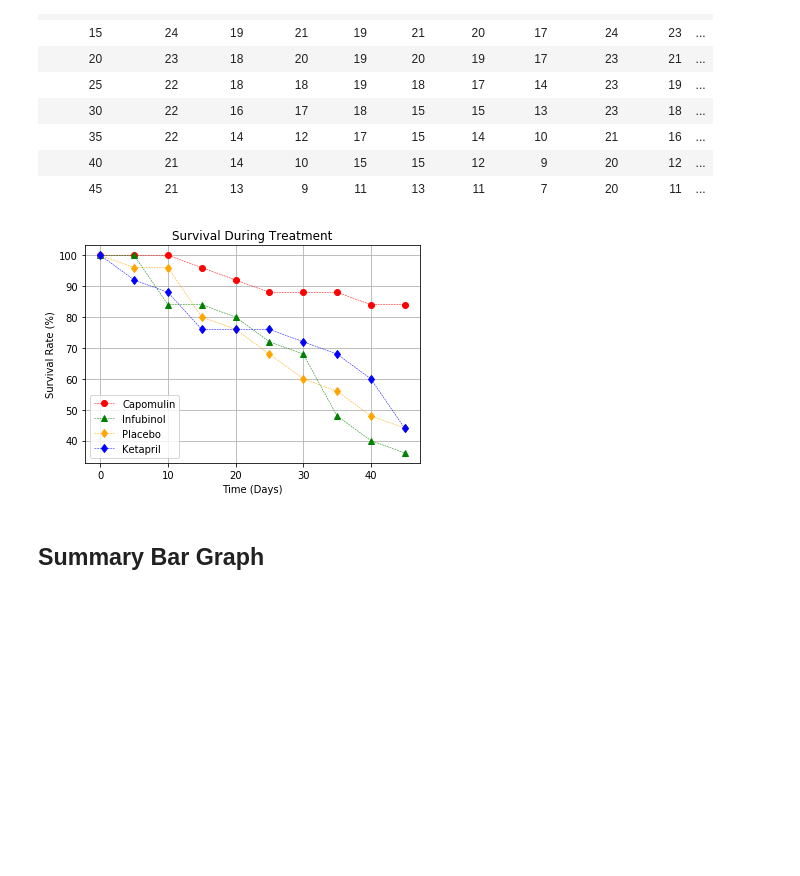
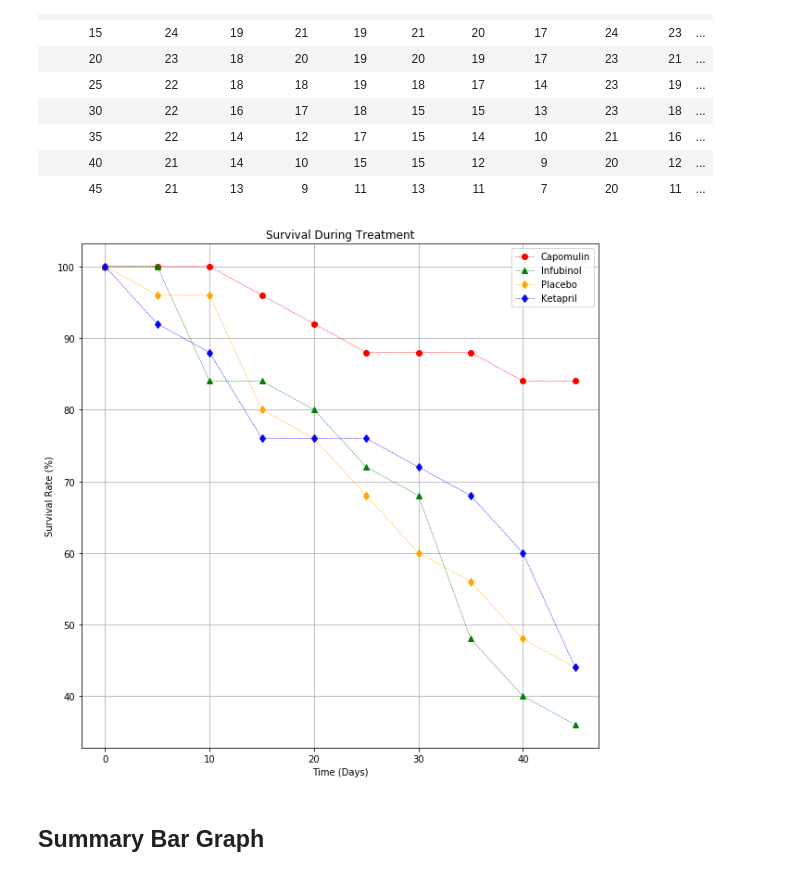
Before and after one commit to alvinochieng/Matplotlib_challenge, a Jupyter notebook: Pymaceuticals/pymaceuticals_starter.ipynb, the cells around one changed output. Drawn from its saved outputs; the diff is of its cells as text; code cells hidden in the pictures; blank space fills up the shorter version.

```diff
--- a/Pymaceuticals/pymaceuticals_starter.ipynb
+++ b/Pymaceuticals/pymaceuticals_starter.ipynb
@@ -259,27 +261,28 @@ mung_mice_df
 # %%
 # Generate the Plot (Accounting for percentages
 survival_rate1 = (mung_mice_df["Capomulin"] / 25) * 100
 survival_rate2 = (mung_mice_df["Infubinol"] / 25) * 100
 survival_rate3 = (mung_mice_df["Placebo"] / 25) * 100
 survival_rate4 = (mung_mice_df["Ketapril"] / 25) * 100
 
+plt.figure(figsize=(10,10))
 plt.plot(survival_rate1, color="red", marker="o", linestyle="--", label="Capomulin", linewidth=0.5)
 plt.plot(survival_rate2, color="green", marker="^", linestyle="--", label="Infubinol", linewidth=0.5)
 plt.plot(survival_rate3, color="orange", marker="d", linestyle="--", label="Placebo", linewidth=0.5)
 plt.plot(survival_rate4, color="blue", marker="d", linestyle="--", label="Ketapril", linewidth=0.5)
 
 plt.title("Survival During Treatment")
 plt.ylabel("Survival Rate (%)")
 plt.xlabel("Time (Days)")
 plt.grid(True)
 plt.legend(loc="best")
 
 # Save the Figure
-
+plt.savefig('Plot Figures/Survival Rates.png')
 # Show the Figure
 plt.show()
 # %% [output]
-[figure, old version]
+[figure, new version]
 # %% [markdown]
 ## Summary Bar Graph
 # %%
```
Also changed, not shown: parts of 6 cells of this notebook, 3 other files.
